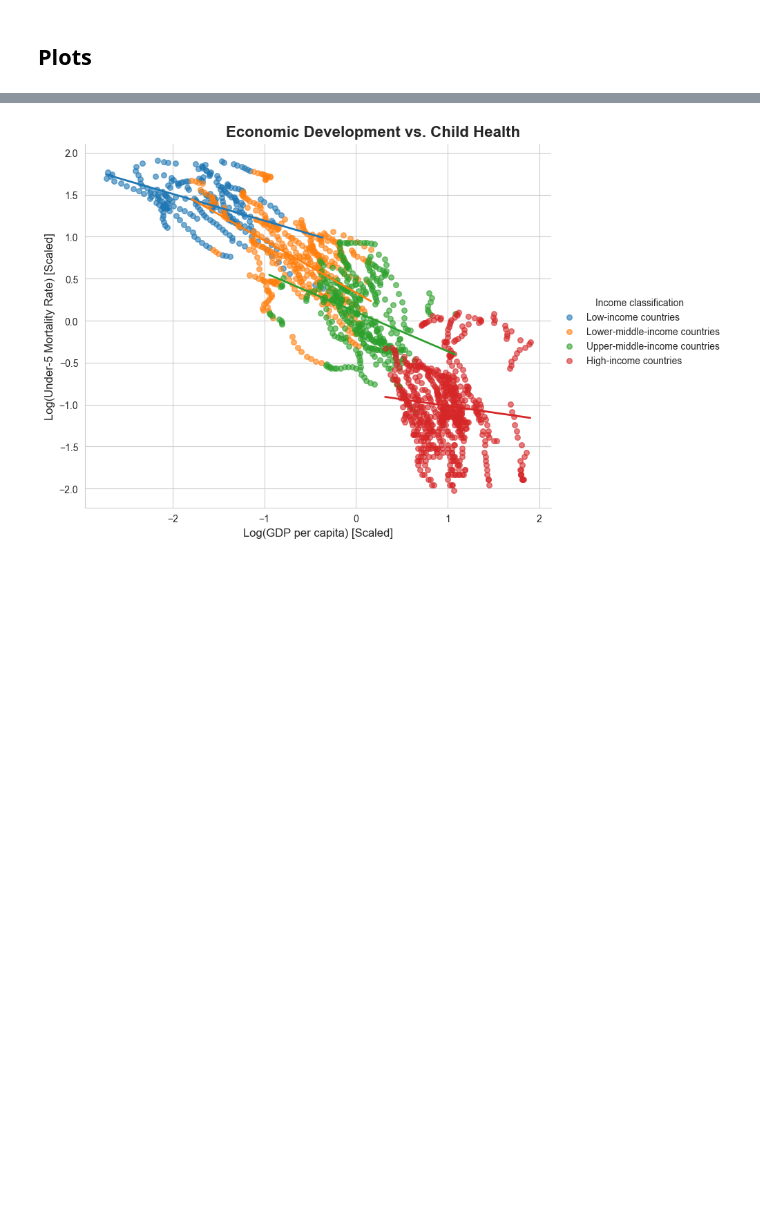
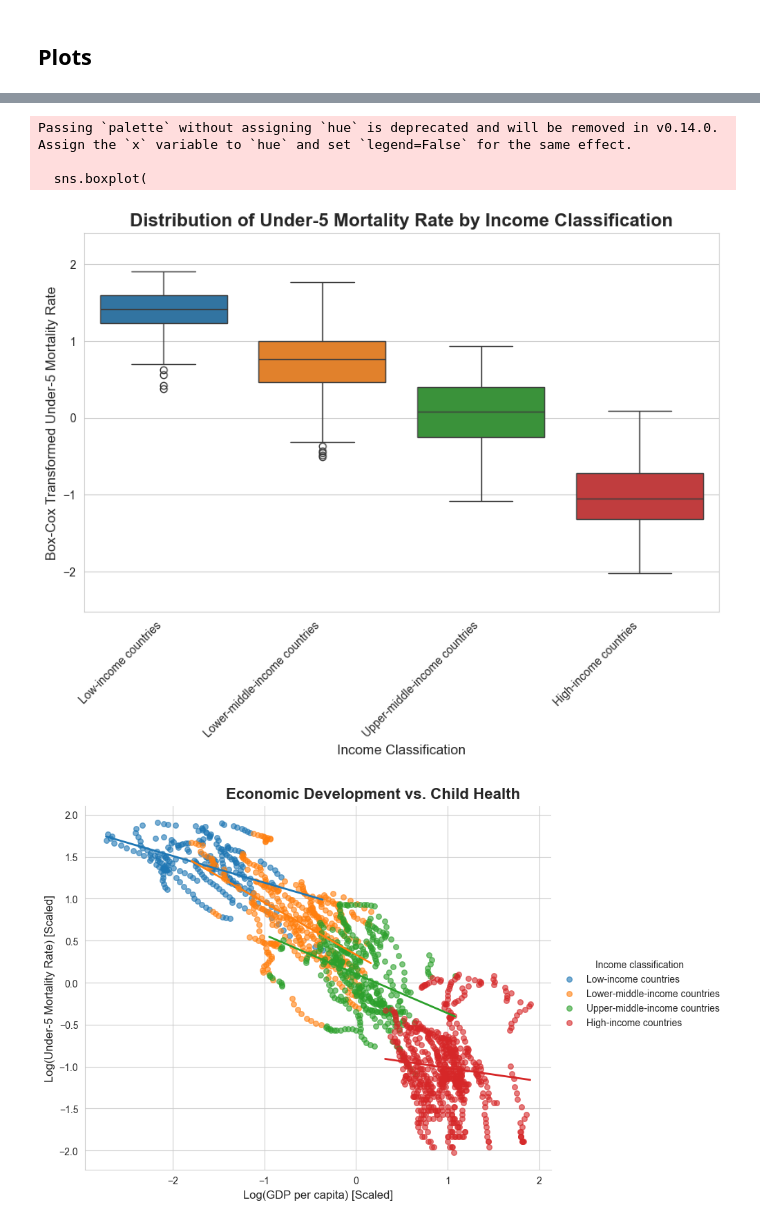
Before and after one commit to s-hreya-riram/sustainable-development-goals-modeling, a Jupyter notebook: jupyter_notebook/exploratory_data_analysis.ipynb, the cells around one changed output, grey strips where cells are left out. Saved outputs shown, nothing was run; the diff lists cells and outputs as text; code cells hidden in the pictures; blank space fills up the shorter version.

```diff
--- a/jupyter_notebook/exploratory_data_analysis.ipynb
+++ b/jupyter_notebook/exploratory_data_analysis.ipynb
@@ -501,3 +532,23 @@ df_final.head()
+# %%
+# plot the distribution of data by income classification
+plt.figure(figsize=(10, 6))
+sns.boxplot(
+    data=df_final,
+    x='Income classification',
+    y='boxcox_mortality',
+    palette=palette_colors
+)
+plt.title('Distribution of Under-5 Mortality Rate by Income Classification', fontsize=16, fontweight='bold')
+plt.xlabel('Income Classification', fontsize=12)
+plt.ylabel('Box-Cox Transformed Under-5 Mortality Rate', fontsize=12)
+plt.ylim(df_final['boxcox_mortality'].min() - 0.5, df_final['boxcox_mortality'].max() + 0.5)
+plt.xticks(rotation=45, ha='right')
+plt.show()
+# %% [output]
+Passing `palette` without assigning `hue` is deprecated and will be removed in v0.14.0. Assign the `x` variable to `hue` and set `legend=False` for the same effect.
+
+  sns.boxplot(
+[figure, added]
 # %%
 import matplotlib.pyplot as plt
 import seaborn as sns
```
Also changed, not shown: parts of 3 cells of this notebook, 1 other file.
